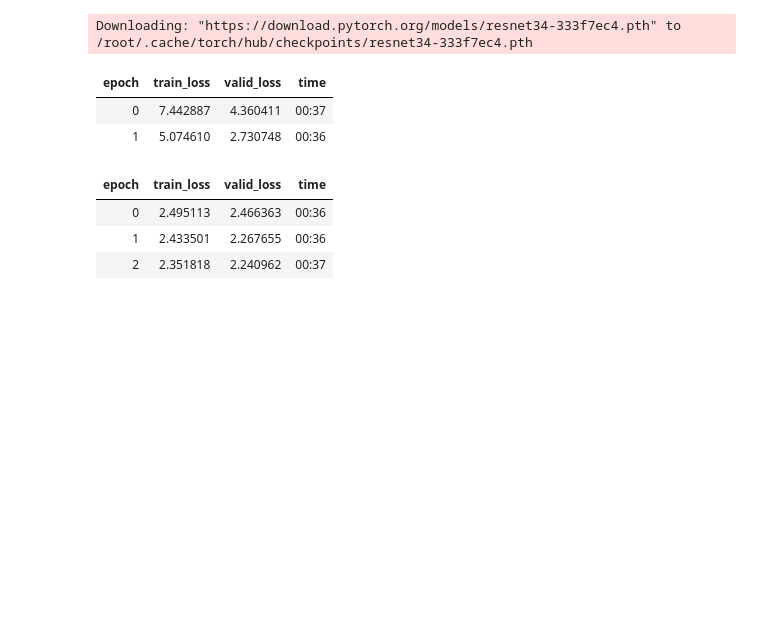
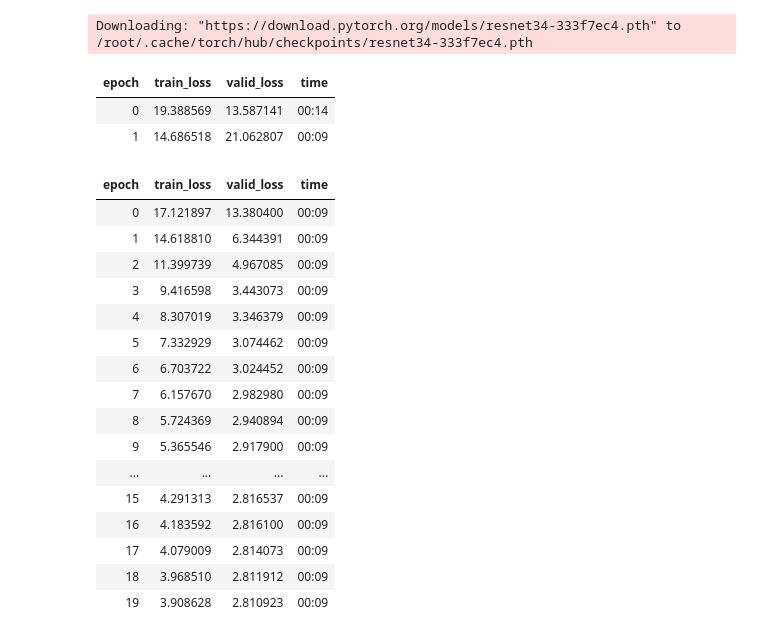
Before and after one commit to IA2021UR/trabajo-ia-en-la-comunidad-de-la-rioja-equipo-5, a Jupyter notebook: ColoreadoTerritorio.ipynb, the cells around one changed output. Cells and saved outputs as stored; diff of their text form; code cells hidden in the pictures; blank space fills up the shorter version.

```diff
--- a/ColoreadoTerritorio.ipynb
+++ b/ColoreadoTerritorio.ipynb
@@ -101,7 +101,7 @@ dblock = DataBlock(blocks=(ImageBlock, ImageBlock),
                    get_items=get_image_files,
                    get_y = lambda x: path_hr/x.name,
                    splitter=RandomSplitter(),
-                   item_tfms=Resize(168),
+                   item_tfms=Resize(180),
                    batch_tfms=[*aug_transforms(max_zoom=2.),
                                Normalize.from_stats(*imagenet_stats)])
 # %%
@@ -126,17 +126,30 @@ Downloading: "https://download.pytorch.org/models/resnet34-333f7ec4.pth" to /roo
 learn.fit_one_cycle(2, pct_start=0.8, wd=wd)
 # %% [output]
 | epoch | train_loss | valid_loss | time |
-| 0 | 7.442887 | 4.360411 | 00:37 |
-| 1 | 5.074610 | 2.730748 | 00:36 |
+| 0 | 19.388569 | 13.587141 | 00:14 |
+| 1 | 14.686518 | 21.062807 | 00:09 |
 # %%
 learn.unfreeze()
 # %%
-learn.fit_one_cycle(3, slice(1e-6,1e-3), wd=wd)
+learn.fit_one_cycle(20, slice(1e-6,1e-3), wd=wd)
 # %% [output]
 | epoch | train_loss | valid_loss | time |
-| 0 | 2.495113 | 2.466363 | 00:36 |
-| 1 | 2.433501 | 2.267655 | 00:36 |
-| 2 | 2.351818 | 2.240962 | 00:37 |
+| 0 | 17.121897 | 13.380400 | 00:09 |
+| 1 | 14.618810 | 6.344391 | 00:09 |
+| 2 | 11.399739 | 4.967085 | 00:09 |
+| 3 | 9.416598 | 3.443073 | 00:09 |
+| 4 | 8.307019 | 3.346379 | 00:09 |
+| 5 | 7.332929 | 3.074462 | 00:09 |
+| 6 | 6.703722 | 3.024452 | 00:09 |
+| 7 | 6.157670 | 2.982980 | 00:09 |
+| 8 | 5.724369 | 2.940894 | 00:09 |
+| 9 | 5.365546 | 2.917900 | 00:09 |
+| ... | ... | ... | ... |
+| 15 | 4.291313 | 2.816537 | 00:09 |
+| 16 | 4.183592 | 2.816100 | 00:09 |
+| 17 | 4.079009 | 2.814073 | 00:09 |
+| 18 | 3.968510 | 2.811912 | 00:09 |
+| 19 | 3.908628 | 2.810923 | 00:09 |
 # %%
 learn.show_results(max_n=4, figsize=(12,12))
 # %% [output]
```
Also changed, not shown: parts of 14 cells of this notebook.
